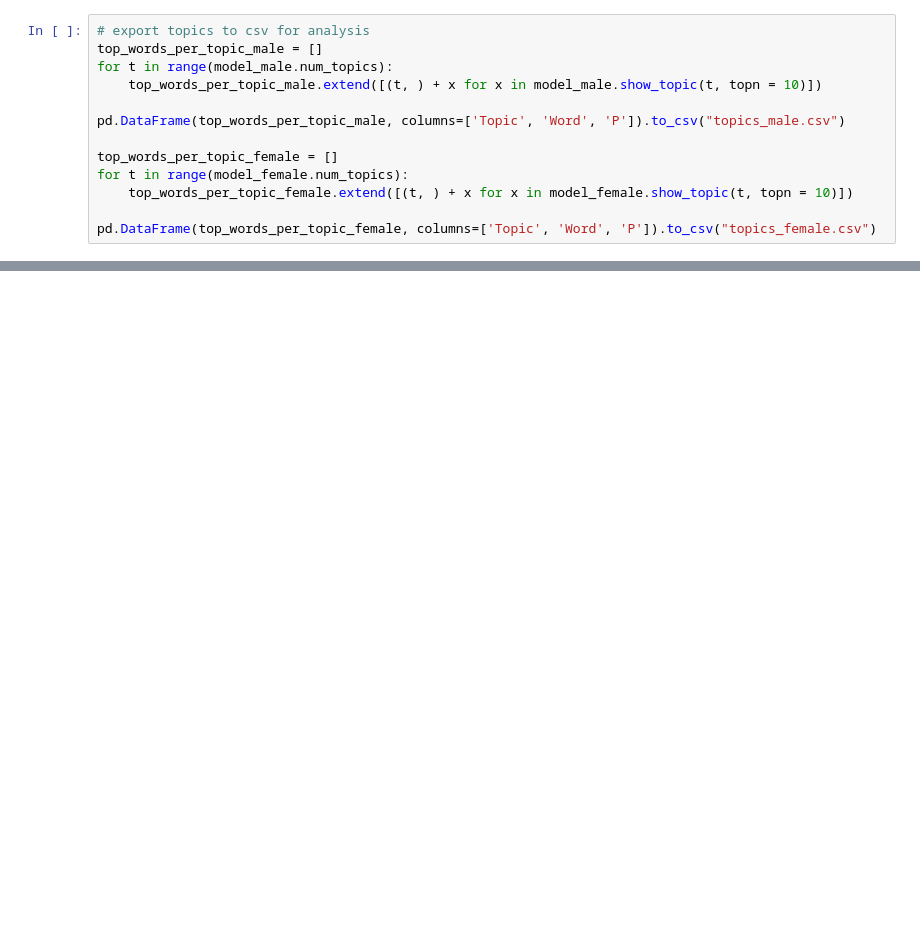
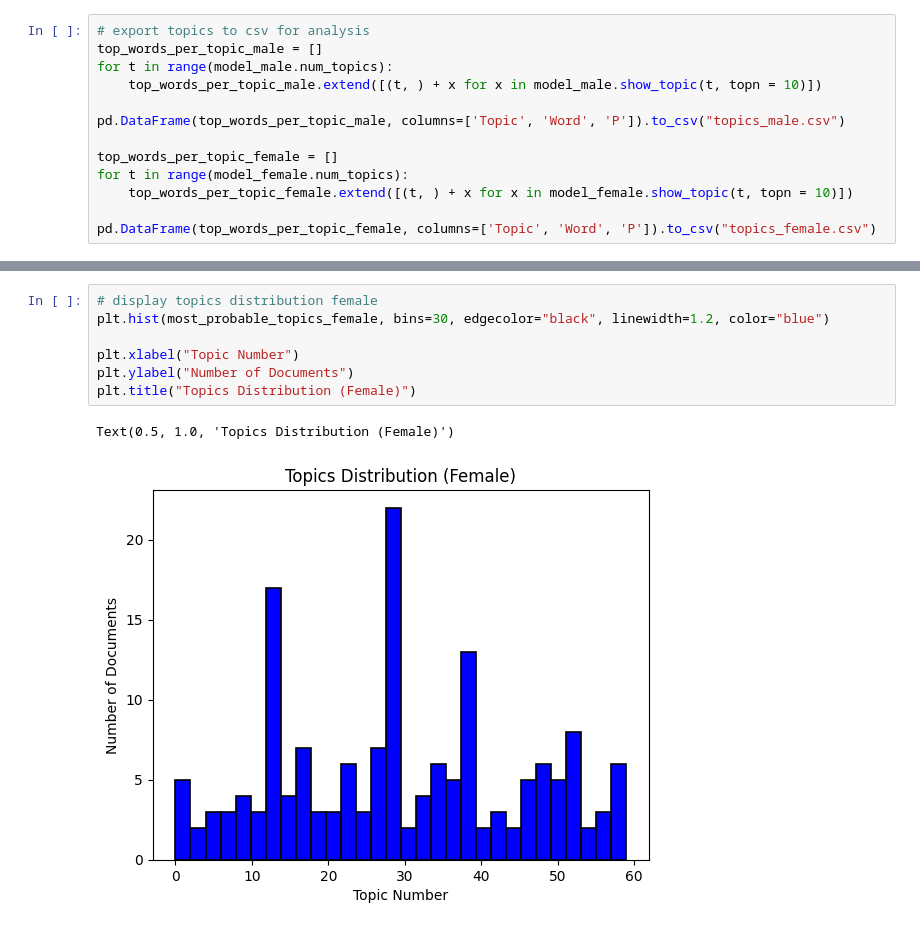
Before and after one commit to benmaxlevy/second_study, a Jupyter notebook: mallet_lda.ipynb, the cells around one changed output, grey strips where cells are left out. Drawn from its saved outputs; the diff is of its cells as text; blank space fills up the shorter version.

```diff
--- a/mallet_lda.ipynb
+++ b/mallet_lda.ipynb
@@ -250,0 +244,10 @@ axs[1].hist(most_probable_topics_female, bins=30);
+# %%
+# display topics distribution female
+plt.hist(most_probable_topics_female, bins=30, edgecolor="black", linewidth=1.2, color="blue")
+
+plt.xlabel("Topic Number")
+plt.ylabel("Number of Documents")
+plt.title("Topics Distribution (Female)")
+# %% [output]
+Text(0.5, 1.0, 'Topics Distribution (Female)')
+[figure, added]
```
Also changed, not shown: parts of 12 cells of this notebook.
